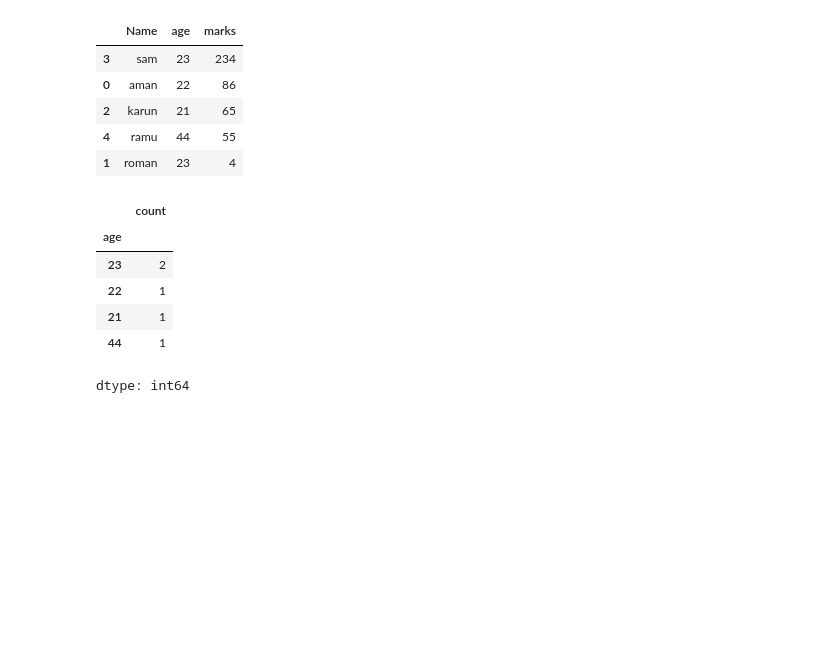
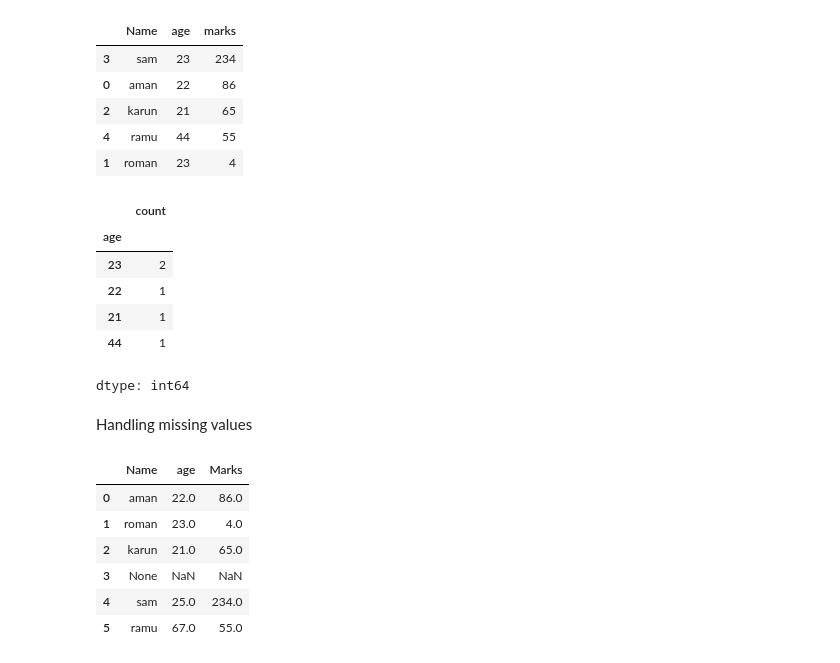
Before and after one commit to sairam178/Foundation-of-machine-learning, a Jupyter notebook: foundation_of_pandas.ipynb, the cells around one changed output. Saved outputs shown, nothing was run; the diff lists cells and outputs as text; code cells hidden in the pictures; blank space fills up the shorter version.

```diff
--- a/foundation_of_pandas.ipynb
+++ b/foundation_of_pandas.ipynb
@@ -223,3 +223,21 @@ df["age"].value_counts()
 | 21 | 1 |
 | 44 | 1 |
 dtype: int64
+# %% [markdown]
+Handling missing values
+# %%
+df = pd.DataFrame({
+    "Name":["aman","roman","karun",None,"sam","ramu"],
+    "age":[22,23,21,None,25,67],
+    "Marks":[86,4,65,None,234,55]
+})
+
+df
+# %% [output]
+|  | Name | age | Marks |
+| 0 | aman | 22.0 | 86.0 |
+| 1 | roman | 23.0 | 4.0 |
+| 2 | karun | 21.0 | 65.0 |
+| 3 | None | NaN | NaN |
+| 4 | sam | 25.0 | 234.0 |
+| 5 | ramu | 67.0 | 55.0 |
```
Also changed, not shown: parts of 4 cells of this notebook.
